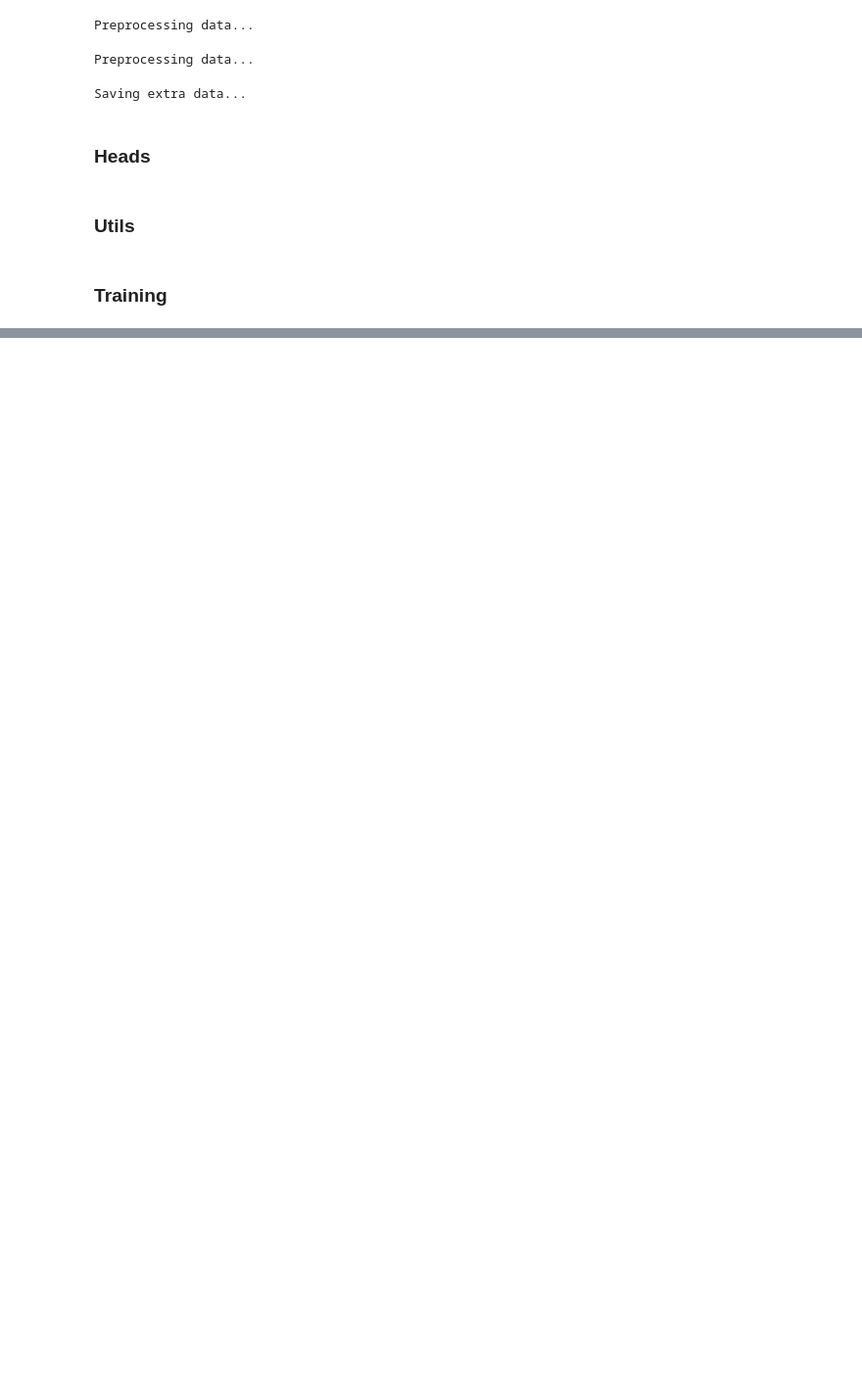
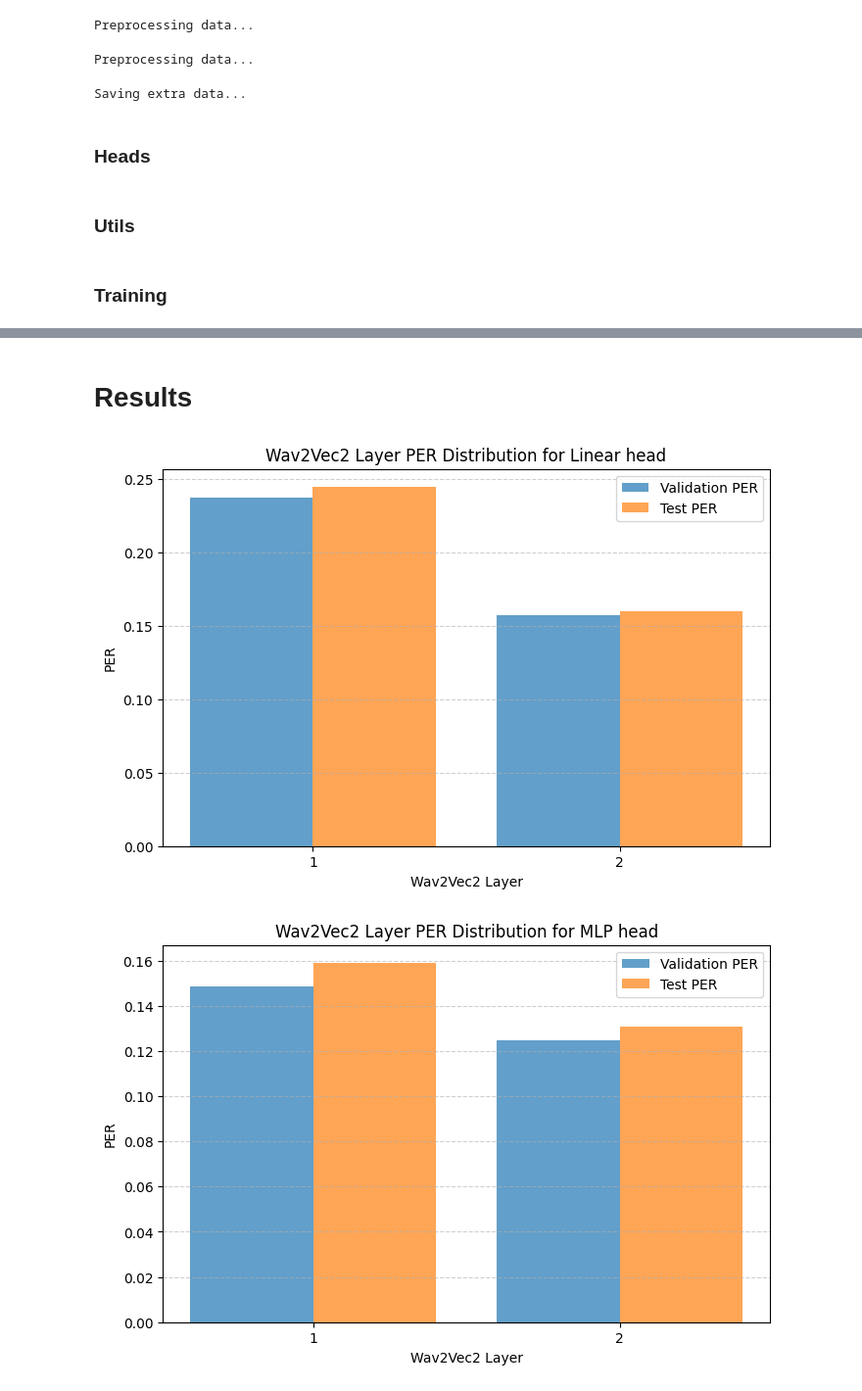
Before and after one commit to PelArtur/phoneme_recognition, a Jupyter notebook: Phoneme_Recongnition_Wav2Vec2.ipynb, the cells around one changed output, grey strips where cells are left out. Shown: that part at 98% size. Saved outputs shown, nothing was run; the diff lists cells and outputs as text; code cells hidden in the pictures; blank space fills up the shorter version.

Commit message:
add some results for Wav2Vec2 and best weights

```diff
--- a/Phoneme_Recongnition_Wav2Vec2.ipynb
+++ b/Phoneme_Recongnition_Wav2Vec2.ipynb
@@ -444,7 +497,7 @@ def train_epoch(model: nn.Module, train_loader: DataLoader, criterion: nn.Module
 
         optimizer.zero_grad()
         logits = model(features)
-        log_probs = torch.log_softmax(logits, dim=-1).permute(1, 0, 2) #(sequence, batch, classes)
+        log_probs = torch.log_softmax(logits, dim=-1).permute(1, 0, 2) #(SEQ, BATCH, CLASSES)
 
         input_lengths = torch.full(
             size=(logits.size(0),),
@@ -485,10 +538,9 @@ def train_model(model: nn.Module,
                 reversed_vocab_dict: Dict,
                 ctc_blank: int,
                 weights_path: str,
+                num_epochs: int = 100,
+                best_per: float = 1,
                 disable_tqdm: bool = False) -> Tuple[float, float]:
-
-    num_epochs = 10
-    best_per = 1
 
     for epoch in range(num_epochs):
         train_loss = train_epoch(model, train_loader, criterion=criterion, optimizer=optimizer, disable_tqdm=disable_tqdm)
@@ -529,7 +587,8 @@ train_loss, best_val_per = train_model(model=model,
                                        optimizer=optimizer,
                                        reversed_vocab_dict=reversed_vocab_dict,
                                        ctc_blank=ctc_blank,
-                                       weights_path="./weights/wav2vec_linear.pt")
+                                       num_epochs=10,
+                                       weights_path="./weights/wav2vec2/mlp.pt")
 
 test_per = evaluate_model(model=model,
                           val_loader=test_loader,
@@ -570,0 +628,27 @@ dh ih s h# p r sh er s p dx ih h# k ih n f aa er m v f ah er p er s p h# ih v b
+# %%
+classes = len(vocab_dict) + 1
+input_dim = 768
+batch_size = 1
+ctc_blank = len(vocab_dict)
+
+models: List[nn.Module] = [LinearHead, MLPHead, ReccurentHead, ReccurentHead, ConvHead, AttentionHead]
+model_name = ["Linear", "MLP", "GRU", "LSTM", "Conv", "Attention"]
+parameters = [
+    (input_dim, classes),                  #Linear: (input_dim, output_dim)
+    (input_dim, 512, 0.5, classes),        #MLP: (input_dim, hidden_dim, dropout_prob, output_dim)
+    (input_dim, 256, 2, classes, "GRU"),   #GRU: (input_dim, hidden_dim, num_layers, output_dim, model_type)
+    (input_dim, 256, 2, classes, "LSTM"),  #LSTM: (input_dim, hidden_dim, num_layers, output_dim, model_type)
+    (input_dim, classes, 256, 3),          #Conv: (input_dim, output_dim, channels, kernel_size)
+    (input_dim, 4, classes)                #Attention: (input_dim, num_heads, output_dim)
+]
+weights_path = [
+    "./weights/wav2vec2/linear.pt",
+    "./weights/wav2vec2/mlp.pt",
+    "./weights/wav2vec2/gru.pt",
+    "./weights/wav2vec2/lstm.pt",
+    "./weights/wav2vec2/conv.pt",
+    "./weights/wav2vec2/attention.pt"
+]
+best_PER = [1.0 for _ in range(len(models))]
+num_epochs =  [100, 200, 100, 100, 100, 100]
+batch_sizes = [1, 4, 8, 8, 8, 8]
@@ -570,0 +725,2 @@ dh ih s h# p r sh er s p dx ih h# k ih n f aa er m v f ah er p er s p h# ih v b
+# %% [markdown]
+# Results
@@ -570,0 +787,6 @@ dh ih s h# p r sh er s p dx ih h# k ih n f aa er m v f ah er p er s p h# ih v b
+# %%
+for i in range(len(model_name)):
+    plot_layer_accuracy_hist(np.array(val_PER_per_layer), np.array(test_PER_per_layer), head_idx=i, models=model_name, ssl_model="Wav2Vec2")
+# %% [output]
+[figure, added]
+[figure, added]
```
Also changed, not shown: parts of 14 cells of this notebook, 6 other files.
